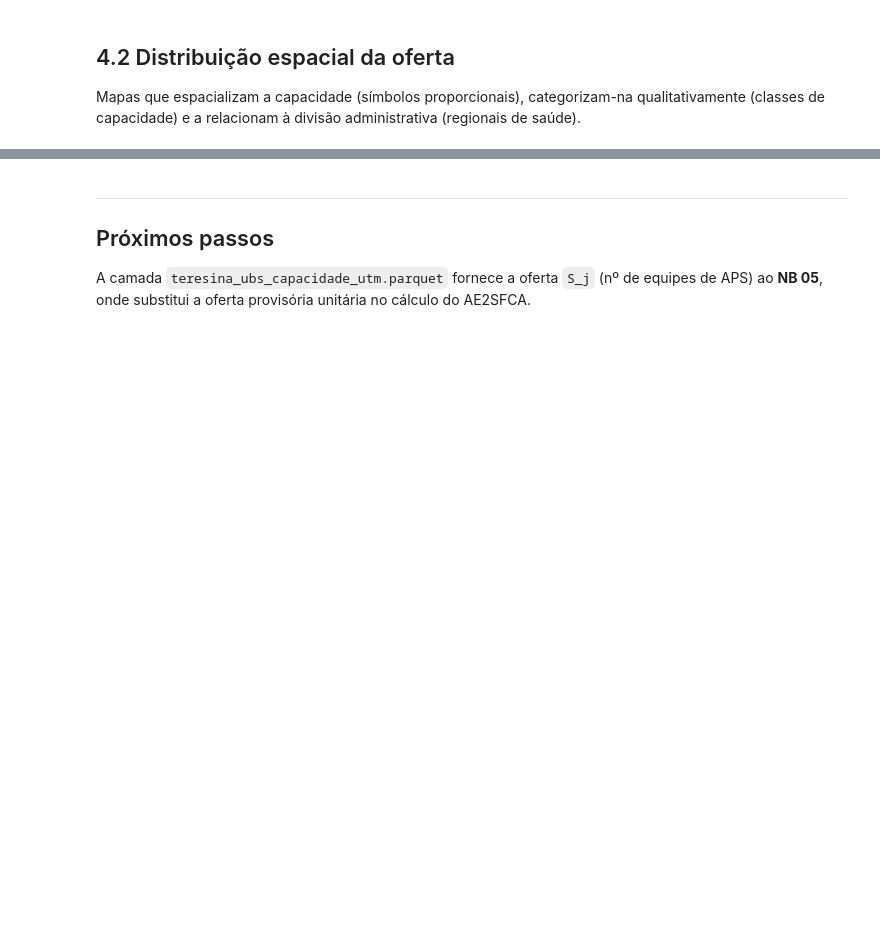
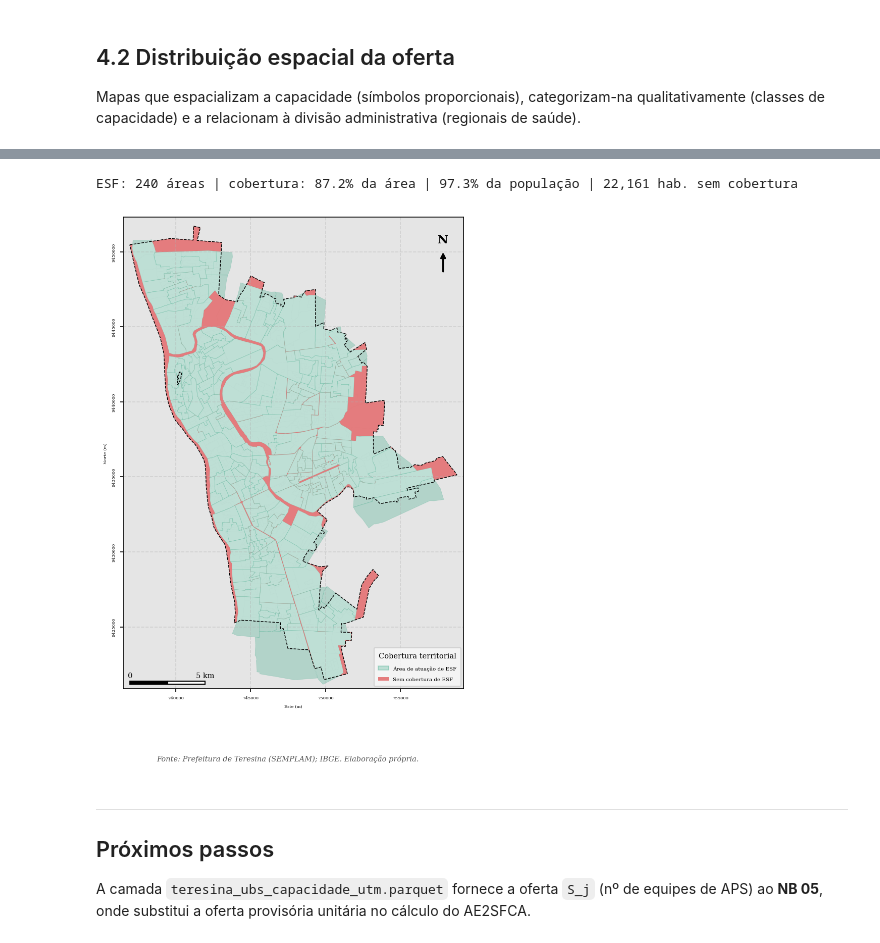
Before and after one commit to felipedantas-pi/ae2sfca-ubs, a Jupyter notebook: notebooks/01.3_Aquisicao_UBS.ipynb, the cells around one changed output, grey strips where cells are left out. Drawn from its saved outputs; the diff is of its cells as text; code cells hidden in the pictures; blank space fills up the shorter version.

```diff
--- a/notebooks/01.3_Aquisicao_UBS.ipynb
+++ b/notebooks/01.3_Aquisicao_UBS.ipynb
@@ -225,3 +303,40 @@ plt.show()
+# %%
+# ── Fig. 03 — ÁREAS DE ATUAÇÃO DAS ESF E LACUNAS DE COBERTURA ────────────────
+from shapely.ops import unary_union
+from matplotlib.patches import Patch
+
+esf = gpd.read_file(EXT_PMT / "area_das_esf.geojson").to_crs(CRS_METRICO)
+esf["geometry"] = esf.geometry.buffer(0)        # corrige polígonos inválidos do KML
+zu_geom = zona_urbana.geometry.iloc[0]
+
+cobertura = unary_union(esf.geometry)                                  # união das áreas de atuação
+lacuna = gpd.GeoSeries([zu_geom.difference(cobertura)], crs=CRS_METRICO)  # zona urbana NÃO coberta
+
+# Síntese de cobertura (números para o texto)
+frac = (setores.geometry.intersection(cobertura).area / setores.geometry.area).clip(0, 1)
+pop_cob, pop_tot = (setores["populacao"] * frac).sum(), setores["populacao"].sum()
+print(f"ESF: {len(esf)} áreas | cobertura: {cobertura.intersection(zu_geom).area/zu_geom.area*100:.1f}% da área | "
+      f"{pop_cob/pop_tot*100:.1f}% da população | {pop_tot - pop_cob:,.0f} hab. sem cobertura")
+
+# Mapa (padrão cartográfico A5)
+fig, ax = plt.subplots(figsize=(5.8, 8.3)); ax.set_facecolor("#E5E5E5")
+setores.plot(ax=ax, color="#F5F5F5", edgecolor="white", linewidth=0.05)                  # contexto: setores
+esf.plot(ax=ax, facecolor="#1B9E77", alpha=0.25, edgecolor="#1B9E77", linewidth=0.3)     # áreas de atuação
+lacuna.plot(ax=ax, facecolor="#D7191C", alpha=0.55, edgecolor="none")                    # lacunas
+zona_urbana.boundary.plot(ax=ax, color="black", ls="--", lw=0.7)
+
+ax.legend(handles=[Patch(facecolor="#1B9E77", alpha=0.25, edgecolor="#1B9E77", label="Área de atuação de ESF"),
+                   Patch(facecolor="#D7191C", alpha=0.55, label="Sem cobertura de ESF")],
+          loc="lower right", title="Cobertura territorial", fontsize=5, title_fontsize=7)
+
+ajustar_zoom_camada(ax, zona_urbana, margem=0.02)
+moldura_mapa(ax, "", "Prefeitura de Teresina (SEMPLAM); IBGE. Elaboração própria.")
+formatar_eixos_mapa(ax, fontsize=4); barra_escala(ax); seta_norte(ax)
+fig.savefig(FIGURAS_NB / "nb013_fig03_areas_esf.png", dpi=300, bbox_inches="tight")
+plt.show()
+# %% [output]
+ESF: 240 áreas | cobertura: 87.2% da área | 97.3% da população | 22,161 hab. sem cobertura
+[figure, added]
 # %% [markdown]
 ---
 ## Próximos passos
```
Also changed, not shown: parts of 9 cells of this notebook, 8 other files.
